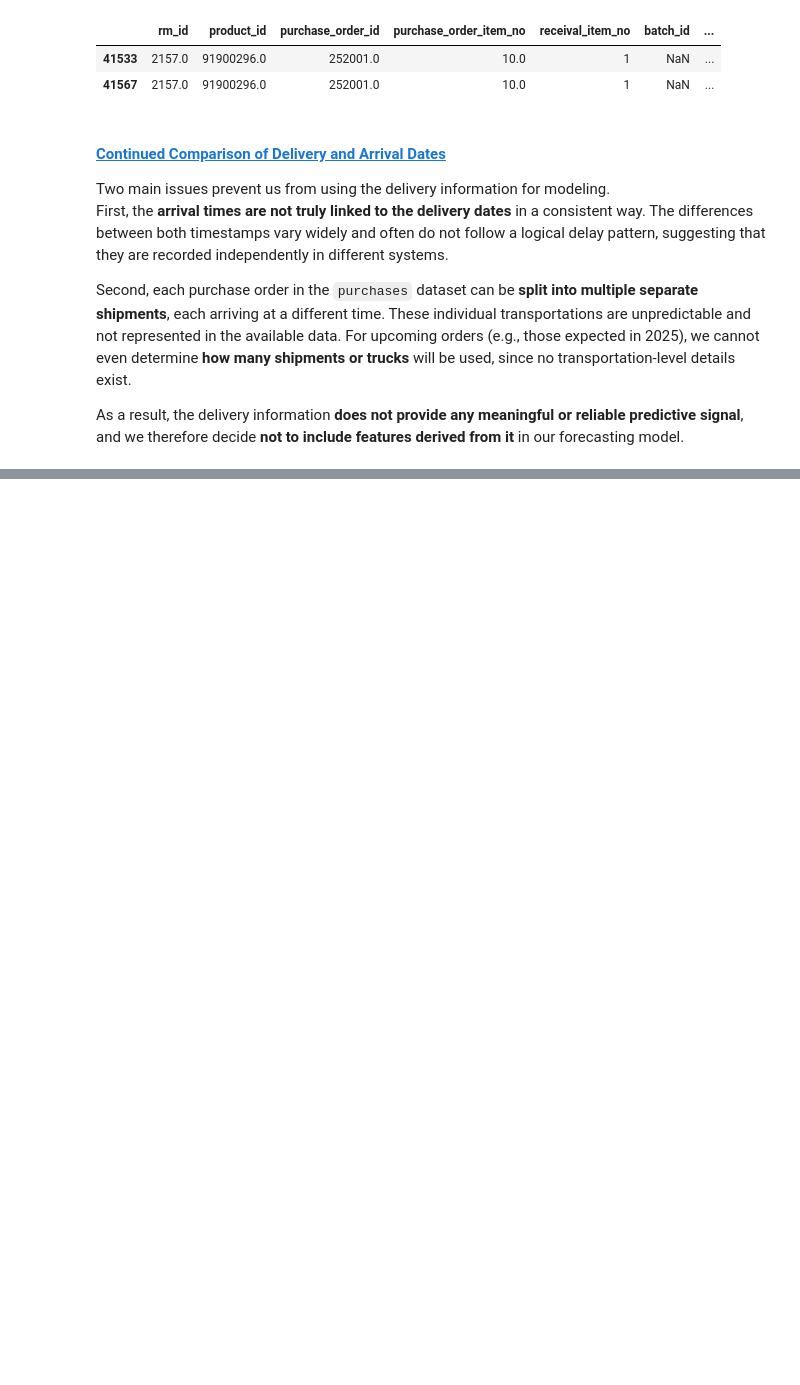
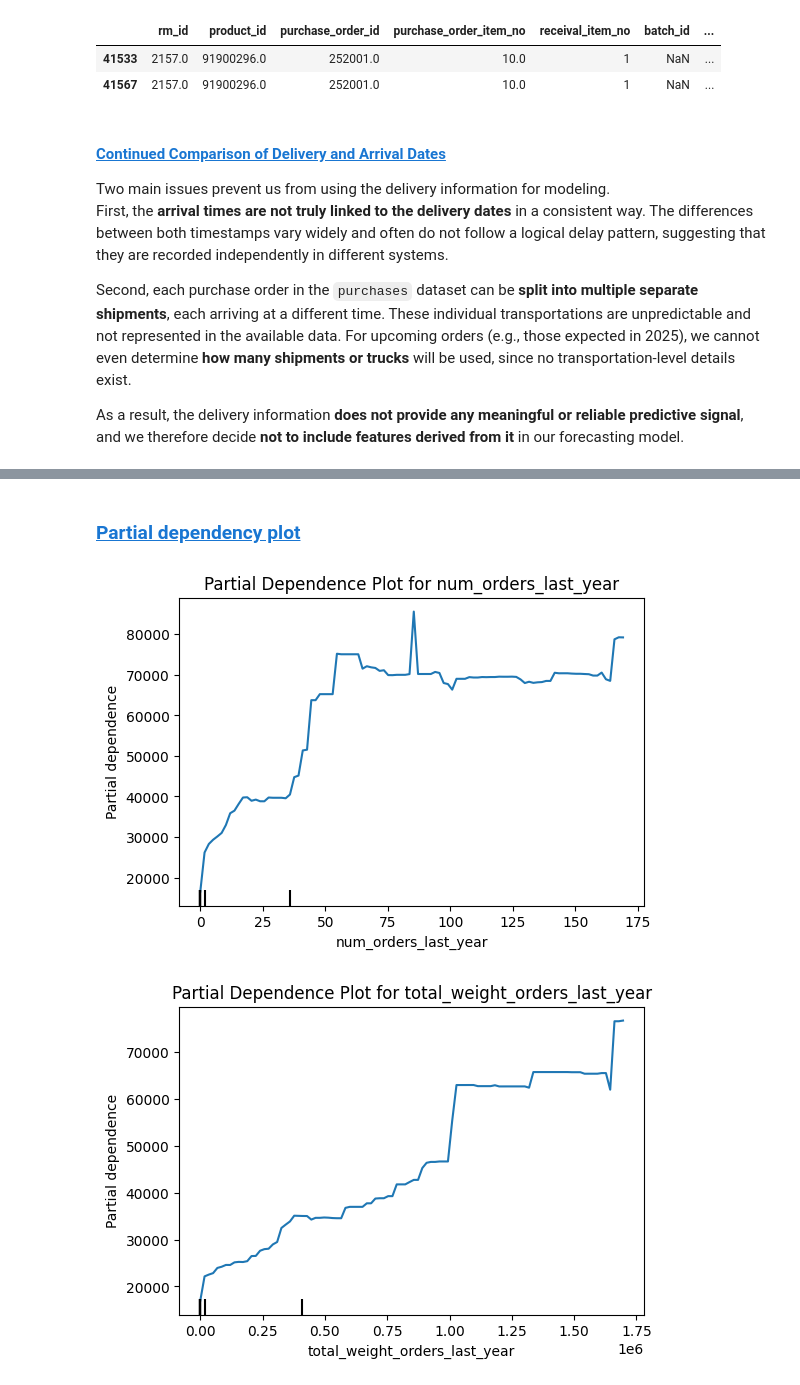
Before and after one commit to ChristianFredrikJohnsen/TDT4173-ModernML, a Jupyter notebook: EDA.ipynb, the cells around one changed output, grey strips where cells are left out. Cells and saved outputs as stored; diff of their text form; code cells hidden in the pictures; blank space fills up the shorter version.

Commit message:
feat: add XGBoost code and model interpretation to report
Soon done with the report, rename coming up.

```diff
--- a/EDA.ipynb
+++ b/EDA.ipynb
@@ -1150,0 +1517,20 @@ As a result, the delivery information **does not provide any meaningful or relia
+# %% [markdown]
+### <a id='toc4_1_2_'></a>[Partial dependency plot](#toc0_)
+# %%
+from sklearn.inspection import PartialDependenceDisplay
+
+orders_last_year_index = 5
+total_weight_last_year_index = 6
+target_features = [X.columns[orders_last_year_index], X.columns[total_weight_last_year_index]]
+
+def plot_target_feature(model, X, target_feature):
+    fig, ax = plt.subplots(figsize=(6, 4))
+    PartialDependenceDisplay.from_estimator(model, X, [target_feature], ax=ax)
+    plt.title(f"Partial Dependence Plot for {target_feature}")
+    plt.show()
+
+for feature in target_features:
+    plot_target_feature(model, X, feature)
+# %% [output]
+[figure, added]
+[figure, added]
```
Also changed, not shown: parts of 27 cells of this notebook.
